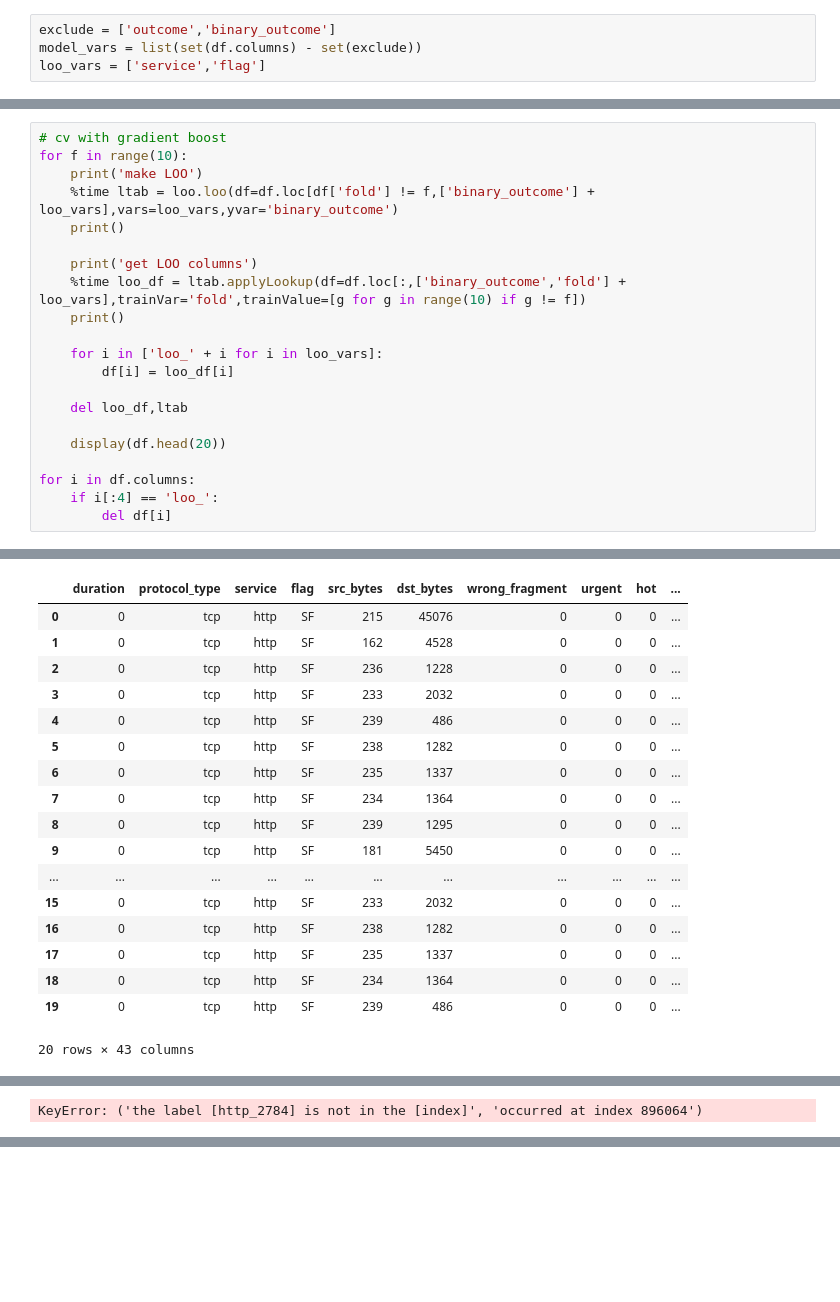
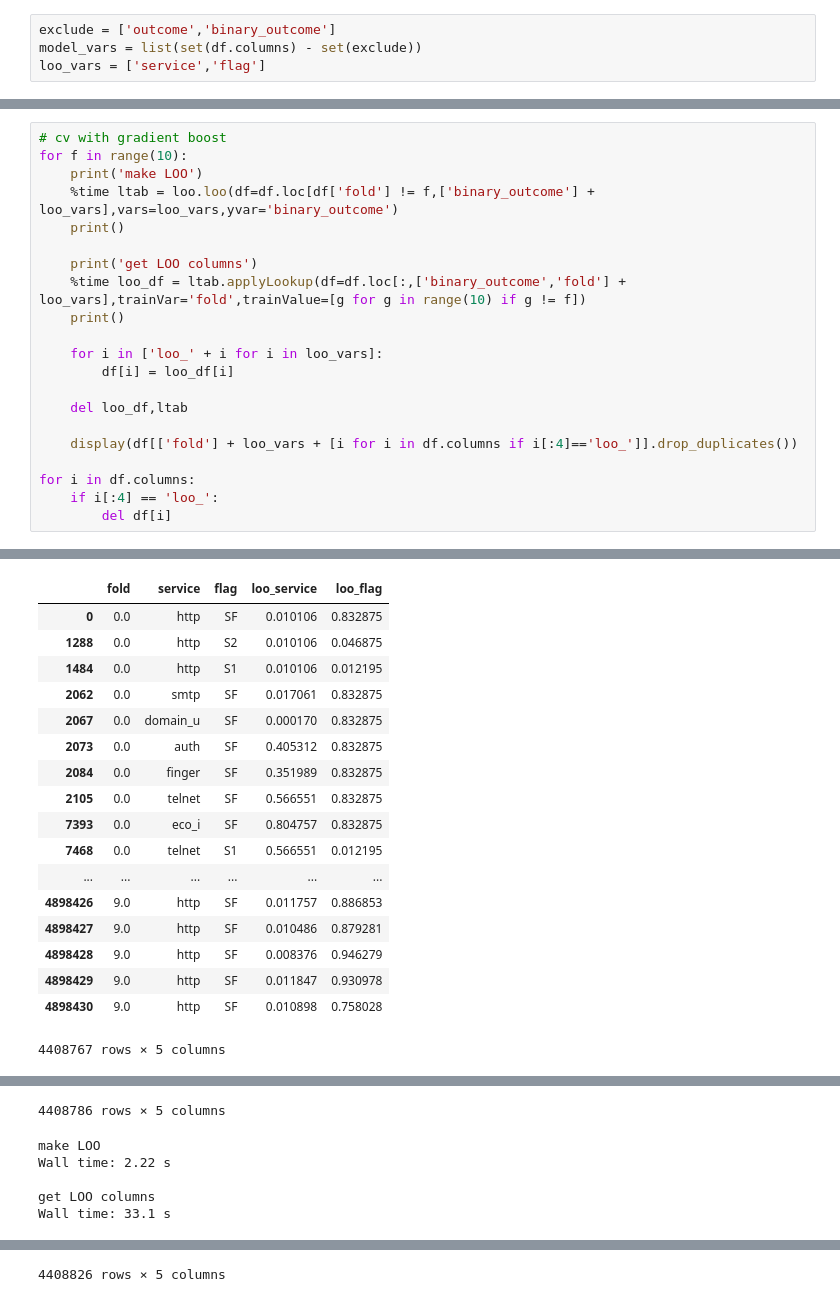
Before and after one commit to ssoftcheck/kdd1999, a Jupyter notebook: kdd_1999_no_spark.ipynb, the cells around one changed output, grey strips where cells are left out. Cells and saved outputs as stored; diff of their text form; blank space fills up the shorter version.

```diff
--- a/kdd_1999_no_spark.ipynb
+++ b/kdd_1999_no_spark.ipynb
@@ -122,7 +134,7 @@ for f in range(10):
 
     del loo_df,ltab
 
-    display(df.head(20))
+    display(df[['fold'] + loo_vars + [i for i in df.columns if i[:4]=='loo_']].drop_duplicates())
 
 for i in df.columns:
     if i[:4] == 'loo_':
@@ -136,19 +148,19 @@ Wall time: 25min 4s
-|  | duration | protocol_type | service | flag | src_bytes | dst_bytes | wrong_fragment | urgent | hot | ... |
-| 0 | 0 | tcp | http | SF | 215 | 45076 | 0 | 0 | 0 | ... |
-| 1 | 0 | tcp | http | SF | 162 | 4528 | 0 | 0 | 0 | ... |
-| 2 | 0 | tcp | http | SF | 236 | 1228 | 0 | 0 | 0 | ... |
-| 3 | 0 | tcp | http | SF | 233 | 2032 | 0 | 0 | 0 | ... |
-| 4 | 0 | tcp | http | SF | 239 | 486 | 0 | 0 | 0 | ... |
-| 5 | 0 | tcp | http | SF | 238 | 1282 | 0 | 0 | 0 | ... |
-| 6 | 0 | tcp | http | SF | 235 | 1337 | 0 | 0 | 0 | ... |
-| 7 | 0 | tcp | http | SF | 234 | 1364 | 0 | 0 | 0 | ... |
-| 8 | 0 | tcp | http | SF | 239 | 1295 | 0 | 0 | 0 | ... |
-| 9 | 0 | tcp | http | SF | 181 | 5450 | 0 | 0 | 0 | ... |
-| ... | ... | ... | ... | ... | ... | ... | ... | ... | ... | ... |
-| 15 | 0 | tcp | http | SF | 233 | 2032 | 0 | 0 | 0 | ... |
-| 16 | 0 | tcp | http | SF | 238 | 1282 | 0 | 0 | 0 | ... |
-| 17 | 0 | tcp | http | SF | 235 | 1337 | 0 | 0 | 0 | ... |
-| 18 | 0 | tcp | http | SF | 234 | 1364 | 0 | 0 | 0 | ... |
-| 19 | 0 | tcp | http | SF | 239 | 486 | 0 | 0 | 0 | ... |
+|  | fold | service | flag | loo_service | loo_flag |
+| 0 | 0.0 | http | SF | 0.010106 | 0.832875 |
+| 1288 | 0.0 | http | S2 | 0.010106 | 0.046875 |
+| 1484 | 0.0 | http | S1 | 0.010106 | 0.012195 |
+| 2062 | 0.0 | smtp | SF | 0.017061 | 0.832875 |
+| 2067 | 0.0 | domain_u | SF | 0.000170 | 0.832875 |
+| 2073 | 0.0 | auth | SF | 0.405312 | 0.832875 |
+| 2084 | 0.0 | finger | SF | 0.351989 | 0.832875 |
+| 2105 | 0.0 | telnet | SF | 0.566551 | 0.832875 |
+| 7393 | 0.0 | eco_i | SF | 0.804757 | 0.832875 |
+| 7468 | 0.0 | telnet | S1 | 0.566551 | 0.012195 |
+| ... | ... | ... | ... | ... | ... |
+| 4898426 | 9.0 | http | SF | 0.011757 | 0.886853 |
+| 4898427 | 9.0 | http | SF | 0.010486 | 0.879281 |
+| 4898428 | 9.0 | http | SF | 0.008376 | 0.946279 |
+| 4898429 | 9.0 | http | SF | 0.011847 | 0.930978 |
+| 4898430 | 9.0 | http | SF | 0.010898 | 0.758028 |
-20 rows × 43 columns
+4408767 rows × 5 columns
 make LOO
@@ -158 +188,6 @@ get LOO columns
-KeyError: ('the label [http_2784] is not in the [index]', 'occurred at index 896064')
+4408786 rows × 5 columns
+make LOO
+Wall time: 2.22 s
+
+get LOO columns
+Wall time: 33.1 s
@@ -158,0 +211 @@ KeyError: ('the label [http_2784] is not in the [index]', 'occurred at index 896
+4408826 rows × 5 columns
```
Also changed, not shown: parts of 4 cells of this notebook, 3 other files.
